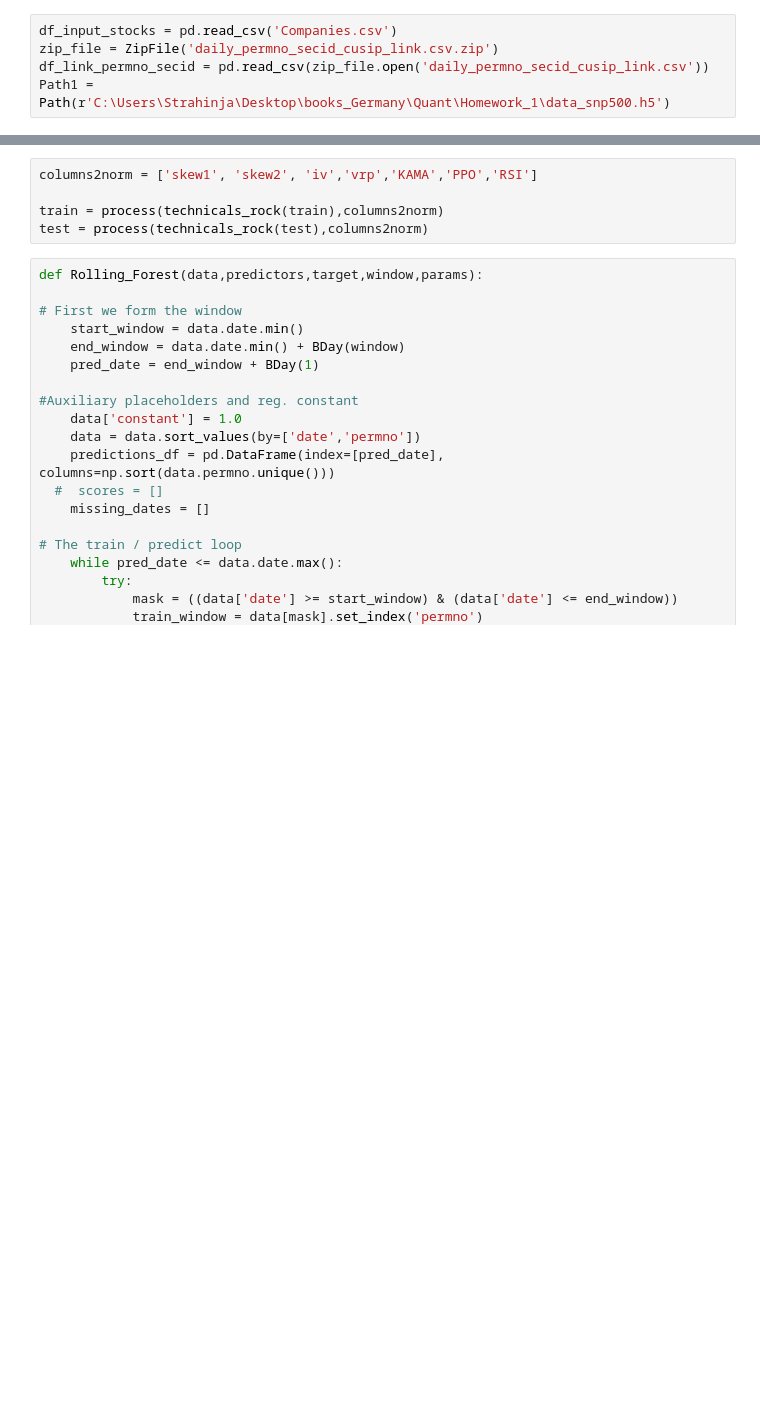
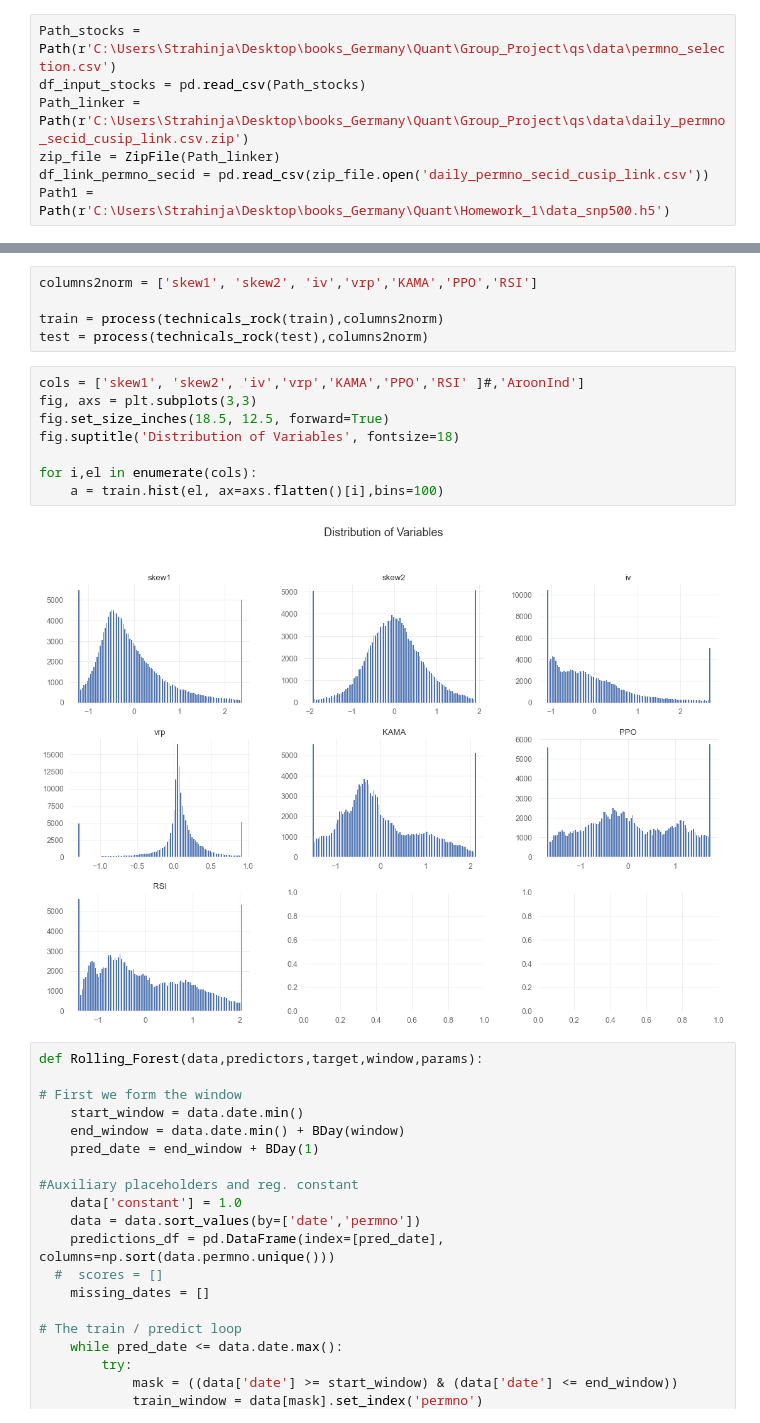
Before and after one commit to iewaij/qs, a Jupyter notebook: Rolling_Regression.ipynb, the cells around one changed output, grey strips where cells are left out. Drawn from its saved outputs; the diff is of its cells as text; blank space fills up the shorter version.

```diff
--- a/Rolling_Regression.ipynb
+++ b/Rolling_Regression.ipynb
@@ -34,8 +48,10 @@ warnings.filterwarnings("ignore")
 # unzipping zip-files
 from zipfile import ZipFile
 # %%
-df_input_stocks = pd.read_csv('Companies.csv')
-zip_file = ZipFile('daily_permno_secid_cusip_link.csv.zip')
+Path_stocks = Path(r'C:\Users\Strahinja\Desktop\books_Germany\Quant\Group_Project\qs\data\permno_selection.csv')
+df_input_stocks = pd.read_csv(Path_stocks)
+Path_linker = Path(r'C:\Users\Strahinja\Desktop\books_Germany\Quant\Group_Project\qs\data\daily_permno_secid_cusip_link.csv.zip')
+zip_file = ZipFile(Path_linker)
 df_link_permno_secid = pd.read_csv(zip_file.open('daily_permno_secid_cusip_link.csv'))
 Path1 = Path(r'C:\Users\Strahinja\Desktop\books_Germany\Quant\Homework_1\data_snp500.h5')
 # %%
@@ -316,6 +320,16 @@ columns2norm = ['skew1', 'skew2', 'iv','vrp','KAMA','PPO','RSI']
 
 train = process(technicals_rock(train),columns2norm)
 test = process(technicals_rock(test),columns2norm)
+# %%
+cols = ['skew1', 'skew2', 'iv','vrp','KAMA','PPO','RSI' ]#,'AroonInd']
+fig, axs = plt.subplots(3,3)
+fig.set_size_inches(18.5, 12.5, forward=True)
+fig.suptitle('Distribution of Variables', fontsize=18)
+
+for i,el in enumerate(cols):
+    a = train.hist(el, ax=axs.flatten()[i],bins=100)
+# %% [output]
+[figure, added]
 # %%
 def Rolling_Forest(data,predictors,target,window,params):
 
```
Also changed, not shown: parts of 11 cells of this notebook, 4 other files.
